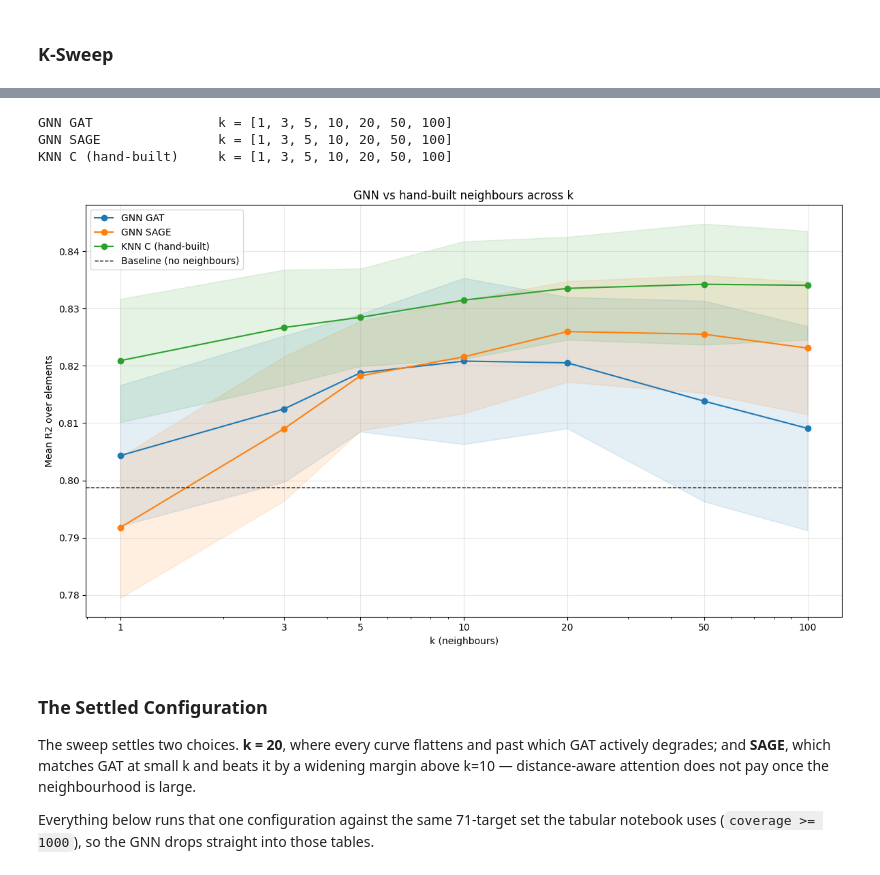
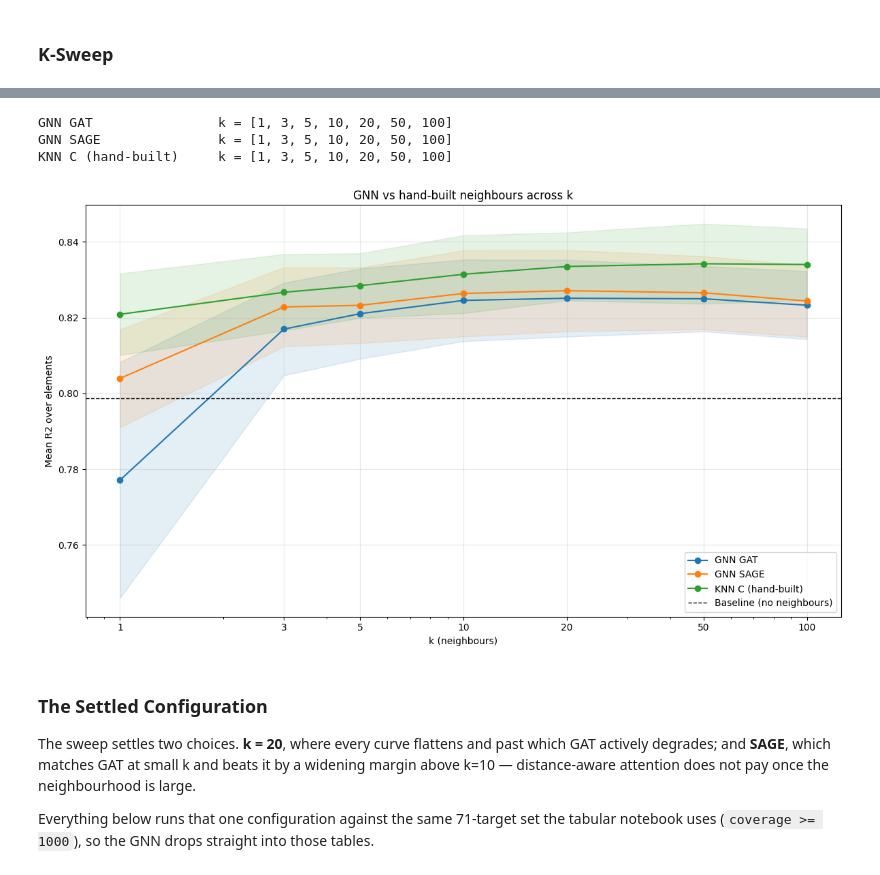
Before and after one commit to salvador-palma/GEUS-Geochemical-Analysis, a Jupyter notebook: 3. GNN.ipynb, the cells around one changed output, grey strips where cells are left out. Saved outputs shown, nothing was run; the diff lists cells and outputs as text; code cells hidden in the pictures.

```diff
--- a/3. GNN.ipynb
+++ b/3. GNN.ipynb
@@ -336,12 +392,13 @@ own chemistry was always available there too.
 The validation split is carved out of the training nodes, never from test, and is used only to
 keep the best epoch.
 # %%
-def TrainGNN(df: pd.DataFrame, split: Split, element: str, elementCols: list[str], edgeIndex: torch.Tensor, edgeAttr: torch.Tensor, layerType: str = "gat", hiddenDim: int = 64, epochs: int = 1000, learningRate: float = 0.01, patience: int = 60, verbose: bool = False):
+def TrainGNN(df: pd.DataFrame, split: Split, element: str, elementCols: list[str], edgeIndex: torch.Tensor, edgeAttr: torch.Tensor, layerType: str = "gat", hiddenDim: int = 64, epochs: int = 1000, learningRate: float = 0.01, patience: int = 60, includeTargetChannel: bool = False, verbose: bool = False):
 
     trainPos = df.index.get_indexer(split.data["train"].index)
     testPos = df.index.get_indexer(split.data["test"].index)
 
-    x, y = BuildNodeFeatures(df, elementCols, element, trainPos)
+    xSelf, xMessage, y = BuildNodeFeatures(df, elementCols, element, trainPos,
+                                           includeTargetChannel=includeTargetChannel)
 
     #Only nodes where the target was actually measured can be scored
     measured = torch.isfinite(y)
@@ -361,7 +418,12 @@ def TrainGNN(df: pd.DataFrame, split: Split, element: str, elementCols: list[str
 
     yFilled = torch.nan_to_num(y, nan=0.0)
 
-    model = GeoGNN(x.shape[1], hiddenDim=hiddenDim, layerType=layerType).to(DEVICE)
+    #A second hop would return a training node's own target to itself through a mutual
+    #neighbour, so the target channel is confined to a single round of message passing
+    messageLayers = 1 if includeTargetChannel else 2
+
+    model = GeoGNN(xSelf.shape[1], xMessage.shape[1], hiddenDim=hiddenDim,
+                   layerType=layerType, layers=messageLayers).to(DEVICE)
     optimiser = torch.optim.Adam(model.parameters(), lr=learningRate, weight_decay=1e-4)
     lossFunction = nn.MSELoss()
 
@@ -370,14 +432,14 @@ def TrainGNN(df: pd.DataFrame, split: Split, element: str, elementCols: list[str
     for epoch in range(epochs):
         model.train()
         optimiser.zero_grad()
-        prediction = model(x, edgeIndex, edgeAttr)
+        prediction = model(xSelf, xMessage, edgeIndex, edgeAttr)
         loss = lossFunction(prediction[fitIdx], yFilled[fitIdx])
         loss.backward()
         optimiser.step()
 
         model.eval()
         with torch.no_grad():
-            prediction = model(x, edgeIndex, edgeAttr)
+            prediction = model(xSelf, xMessage, edgeIndex, edgeAttr)
             validLoss = float(lossFunction(prediction[validIdx], yFilled[validIdx]))
 
         if validLoss < bestValid - 1e-5:
@@ -396,7 +458,7 @@ def TrainGNN(df: pd.DataFrame, split: Split, element: str, elementCols: list[str
 
     model.eval()
     with torch.no_grad():
-        prediction = model(x, edgeIndex, edgeAttr)
+        prediction = model(xSelf, xMessage, edgeIndex, edgeAttr)
 
     yTrue = yFilled[testMask]
     yPred = prediction[testMask]
@@ -429,17 +491,19 @@ GNN_K = 20
 
 
 SWEEPS = [1, 3, 5, 10, 20, 50, 100]
+#SWEEPS = [1, 3, 5, 10, 20]
 
 results_gnn = {}
 
 for k in SWEEPS:
     for name, layerType in GNN_VARIANTS.items():
-        baseName = f"GNN_{name}_KFold_k{k}"
+        baseName = f"GNN_{name}_KFold_k{k}{CHANNEL_SUFFIX}"
 
         results_gnn[name] = LoadResults(RESULTS_PATH, baseName)
         if results_gnn[name] is None:
             print(f"Training {name} with k={k}...")
-            raw = TrainAllElementsKFoldGNN(df, kfold_splits, mostCommonElements, elementCols, k=k, layerType=layerType)
+            raw = TrainAllElementsKFoldGNN(df, kfold_splits, mostCommonElements, elementCols, k=k,
+                                           layerType=layerType, includeTargetChannel=TARGET_CHANNEL)
             results_gnn[name] = AggregateFolds(raw)
             SaveResults(results_gnn[name], RESULTS_PATH, baseName)
 
@@ -509,35 +581,41 @@ def DisplaySweepGraph(series: dict[str, dict[int, dict]], baseline: dict = None,
     ax.set_xscale("log")
     ax.set_xticks(SWEEPS, [str(k) for k in SWEEPS])
     ax.set_xlabel("k (neighbours)")
     ax.set_ylabel(f"Mean {metric.upper()} over elements")
     ax.set_title(title)
     ax.grid(alpha=0.3)
     ax.legend()
 
     plt.tight_layout()
     plt.show()
 
 
 #The hand-built curve is the bar the GNN has to clear, so it goes on the same axes.
 #Variant C is the encoding the k-sweep settled on: pooling beats enumerating.
-sweepSeries = {f"GNN {name}": f"GNN_{name}_KFold_k{{k}}" for name in GNN_VARIANTS}
+sweepSeries = {f"GNN {name}": f"GNN_{name}_KFold_k{{k}}{CHANNEL_SUFFIX}" for name in GNN_VARIANTS}
+
+#The earlier target-blind runs stay on the plot for contrast: the gap between them and the
+#target-channel curves is exactly what the neighbours' target values are worth
+# if CHANNEL_SUFFIX:
+#     sweepSeries["GNN SAGE (target-blind)"] = "GNN_SAGE_KFold_k{k}"
+#     sweepSeries["GNN GAT (target-blind)"] = "GNN_GAT_KFold_k{k}"
 sweepSeries["KNN C (hand-built)"] = "K-Sweep_{k}_C"
 
 collectedSweep = CollectSweep(SWEEPS, sweepSeries)
 
 for name, points in collectedSweep.items():
     print(f"{name:<22} k = {sorted(points) if points else 'none found'}")
 
 #Named outright rather than built from MODEL_NAMES: those constants live in the Results
 #section below, which runs after this cell
 BASELINE_RESULTS = "HistGradientBoosting_KFold"
 
 DisplaySweepGraph(collectedSweep, baseline=LoadIfPresent(RESULTS_PATH, BASELINE_RESULTS))
 # %% [output]
 GNN GAT                k = [1, 3, 5, 10, 20, 50, 100]
 GNN SAGE               k = [1, 3, 5, 10, 20, 50, 100]
 KNN C (hand-built)     k = [1, 3, 5, 10, 20, 50, 100]
-[figure, old version]
+[figure, new version]
 # %% [markdown]
 ### The Settled Configuration
 
```
Also changed, not shown: parts of 8 cells of this notebook.
